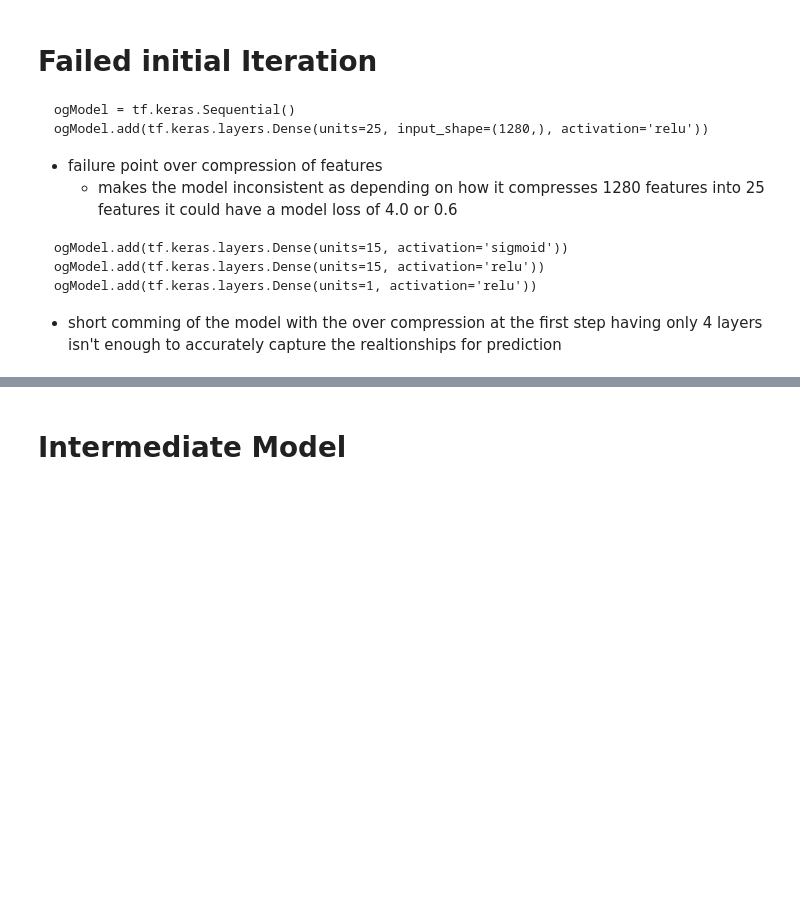
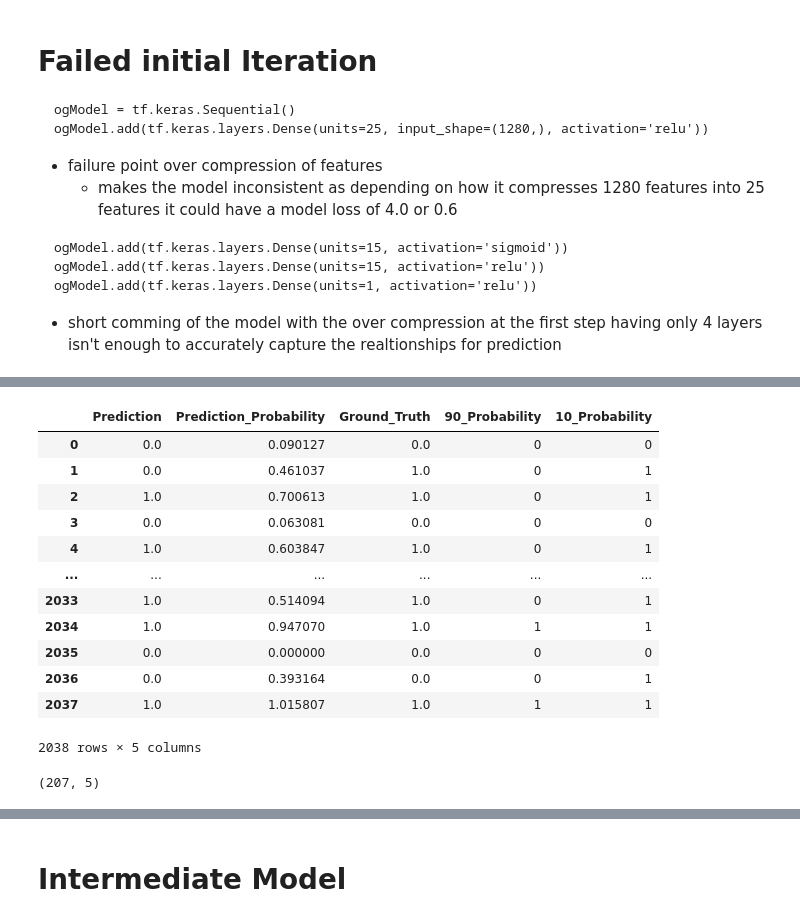
Before and after one commit to LloydJonesIII/Data_Science_Practice, a Jupyter notebook: HomeWork/Protein_Project/protein_prediction.ipynb, the cells around one changed output, grey strips where cells are left out. Drawn from its saved outputs; the diff is of its cells as text; code cells hidden in the pictures; blank space fills up the shorter version.

````diff
--- a/HomeWork/Protein_Project/protein_prediction.ipynb
+++ b/HomeWork/Protein_Project/protein_prediction.ipynb
@@ -34,3 +34,12 @@ ogModel.add(tf.keras.layers.Dense(units=15, activation='relu'))
 ogModel.add(tf.keras.layers.Dense(units=1, activation='relu'))
 ```
 * short comming of the model with the over compression at the first step having only 4 layers isn't enough to accurately capture the realtionships for prediction
+# %%
+ogModel = tf.keras.Sequential()
+ogModel.add(tf.keras.layers.Dense(units=25, input_shape=(1280,), activation='relu'))
+ogModel.add(tf.keras.layers.Dense(units=15, activation='sigmoid'))
+ogModel.add(tf.keras.layers.Dense(units=15, activation='relu'))
+ogModel.add(tf.keras.layers.Dense(units=1, activation='relu'))
+# %%
+ogModel.compile(loss='binary_crossentropy')
+ogModel.fit(x_train, y_train)
@@ -36,0 +49,5 @@ ogModel.add(tf.keras.layers.Dense(units=1, activation='relu'))
+# %%
+predictionRaw = ogModel.predict(x_test)
+print(predictionRaw)
+predictionProbability = predictionRaw.flatten()
+prediction = predictionProbability.round()
@@ -36,0 +63,29 @@ ogModel.add(tf.keras.layers.Dense(units=1, activation='relu'))
+# %%
+test_y = pd.DataFrame(y_test)
+performanceDataFrame = pd.DataFrame(
+                       data = {
+                               'Prediction':prediction,
+                               'Prediction_Probability':predictionProbability,
+                               'Ground_Truth':test_y[0]
+                               })
+
+performanceDataFrame['90_Probability'] = (performanceDataFrame['Prediction_Probability'] >= 0.90).astype(int)
+performanceDataFrame['10_Probability'] = (performanceDataFrame['Prediction_Probability'] >= 0.10).astype(int)
+
+display(performanceDataFrame)
+display(performanceDataFrame[performanceDataFrame['Prediction_Probability'] >= .90].shape)
+# %% [output]
+|  | Prediction | Prediction_Probability | Ground_Truth | 90_Probability | 10_Probability |
+| 0 | 0.0 | 0.090127 | 0.0 | 0 | 0 |
+| 1 | 0.0 | 0.461037 | 1.0 | 0 | 1 |
+| 2 | 1.0 | 0.700613 | 1.0 | 0 | 1 |
+| 3 | 0.0 | 0.063081 | 0.0 | 0 | 0 |
+| 4 | 1.0 | 0.603847 | 1.0 | 0 | 1 |
+| ... | ... | ... | ... | ... | ... |
+| 2033 | 1.0 | 0.514094 | 1.0 | 0 | 1 |
+| 2034 | 1.0 | 0.947070 | 1.0 | 1 | 1 |
+| 2035 | 0.0 | 0.000000 | 0.0 | 0 | 0 |
+| 2036 | 0.0 | 0.393164 | 0.0 | 0 | 1 |
+| 2037 | 1.0 | 1.015807 | 1.0 | 1 | 1 |
+2038 rows × 5 columns
+(207, 5)
````
Also changed, not shown: parts of 22 cells of this notebook, 1 other file.
